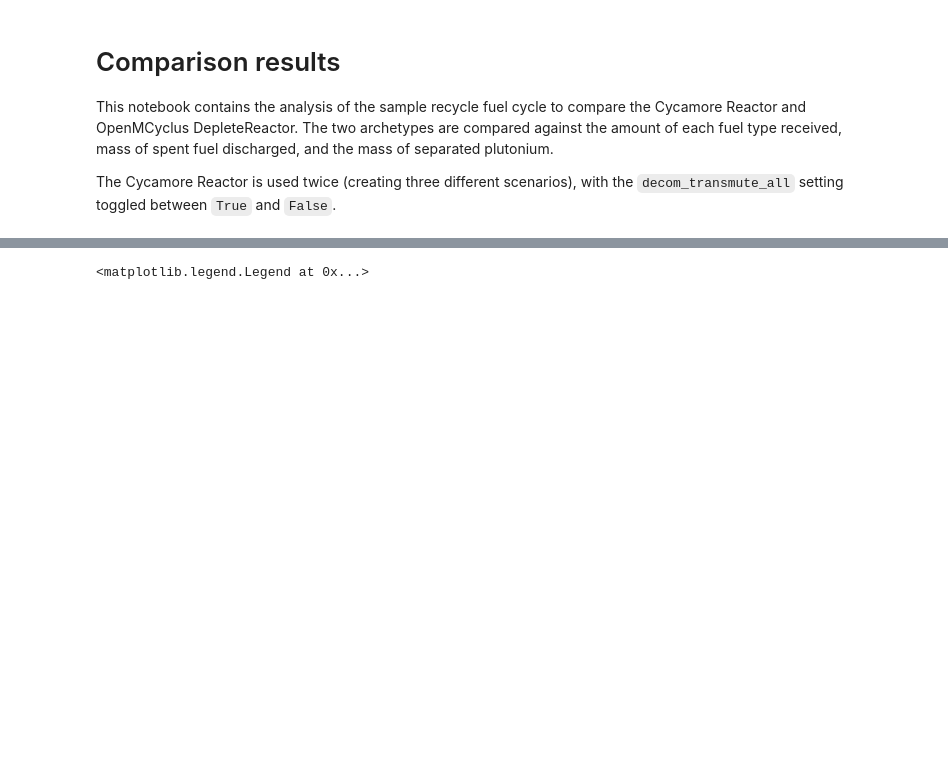
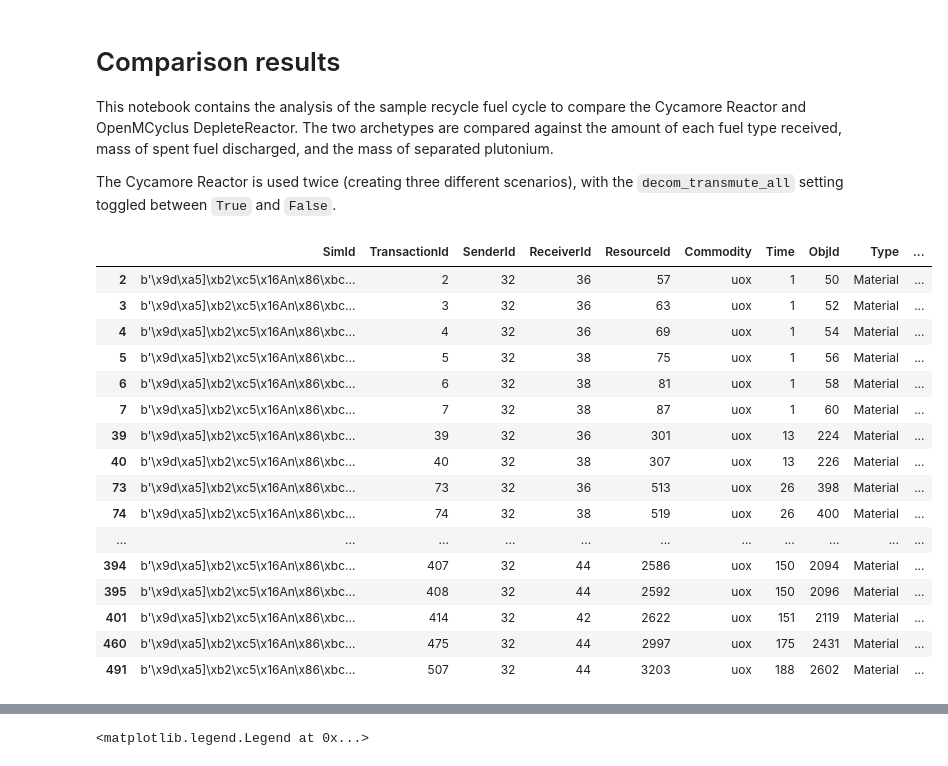
Before and after one commit to arfc/openmcyclus, a Jupyter notebook: comparison/Comparison-results.ipynb, the cells around one changed output, grey strips where cells are left out. Saved outputs shown, nothing was run; the diff lists cells and outputs as text; code cells hidden in the pictures; blank space fills up the shorter version.

```diff
--- a/comparison/Comparison-results.ipynb
+++ b/comparison/Comparison-results.ipynb
@@ -39,3 +39,25 @@ for key in files:#['cycamore','cycamore_decom_transmute_all']:
     spent_mox[key] = dfa.commodity_to_prototype(transactions[key], 'spent_mox', 'Repository')
     separated_pu[key] = dfa.commodity_to_prototype(transactions[key], 'separated_pu', 'FuelFab')
     power[key] = oup.get_prototype_energy(files[key], 'Reactor')
+# %%
+trans = transactions['openmcyclus_recycle']
+# %%
+trans.loc[trans['Commodity'] == 'uox']
+# %% [output]
+|  | SimId | TransactionId | SenderId | ReceiverId | ResourceId | Commodity | Time | ObjId | Type | ... |
+| 2 | b'\x9d\xa5]\xb2\xc5\x16An\x86\xbc... | 2 | 32 | 36 | 57 | uox | 1 | 50 | Material | ... |
+| 3 | b'\x9d\xa5]\xb2\xc5\x16An\x86\xbc... | 3 | 32 | 36 | 63 | uox | 1 | 52 | Material | ... |
+| 4 | b'\x9d\xa5]\xb2\xc5\x16An\x86\xbc... | 4 | 32 | 36 | 69 | uox | 1 | 54 | Material | ... |
+| 5 | b'\x9d\xa5]\xb2\xc5\x16An\x86\xbc... | 5 | 32 | 38 | 75 | uox | 1 | 56 | Material | ... |
+| 6 | b'\x9d\xa5]\xb2\xc5\x16An\x86\xbc... | 6 | 32 | 38 | 81 | uox | 1 | 58 | Material | ... |
+| 7 | b'\x9d\xa5]\xb2\xc5\x16An\x86\xbc... | 7 | 32 | 38 | 87 | uox | 1 | 60 | Material | ... |
+| 39 | b'\x9d\xa5]\xb2\xc5\x16An\x86\xbc... | 39 | 32 | 36 | 301 | uox | 13 | 224 | Material | ... |
+| 40 | b'\x9d\xa5]\xb2\xc5\x16An\x86\xbc... | 40 | 32 | 38 | 307 | uox | 13 | 226 | Material | ... |
+| 73 | b'\x9d\xa5]\xb2\xc5\x16An\x86\xbc... | 73 | 32 | 36 | 513 | uox | 26 | 398 | Material | ... |
+| 74 | b'\x9d\xa5]\xb2\xc5\x16An\x86\xbc... | 74 | 32 | 38 | 519 | uox | 26 | 400 | Material | ... |
+| ... | ... | ... | ... | ... | ... | ... | ... | ... | ... | ... |
+| 394 | b'\x9d\xa5]\xb2\xc5\x16An\x86\xbc... | 407 | 32 | 44 | 2586 | uox | 150 | 2094 | Material | ... |
+| 395 | b'\x9d\xa5]\xb2\xc5\x16An\x86\xbc... | 408 | 32 | 44 | 2592 | uox | 150 | 2096 | Material | ... |
+| 401 | b'\x9d\xa5]\xb2\xc5\x16An\x86\xbc... | 414 | 32 | 42 | 2622 | uox | 151 | 2119 | Material | ... |
+| 460 | b'\x9d\xa5]\xb2\xc5\x16An\x86\xbc... | 475 | 32 | 44 | 2997 | uox | 175 | 2431 | Material | ... |
+| 491 | b'\x9d\xa5]\xb2\xc5\x16An\x86\xbc... | 507 | 32 | 44 | 3203 | uox | 188 | 2602 | Material | ... |
```
Also changed, not shown: parts of 17 cells of this notebook, 2 other files.
